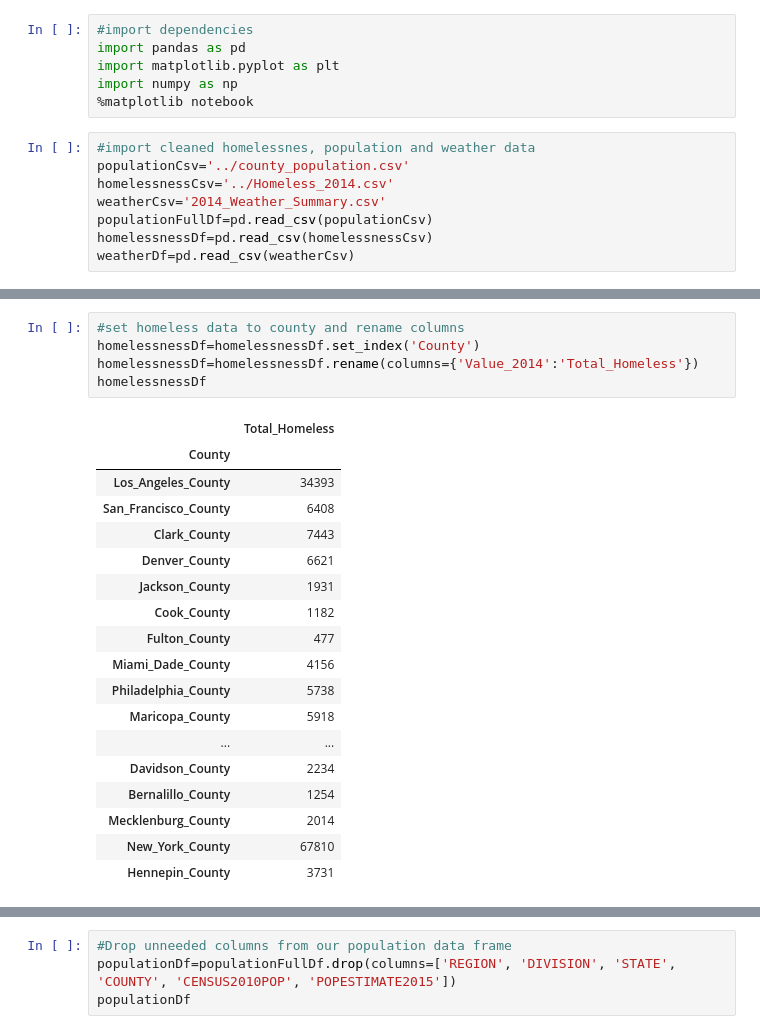
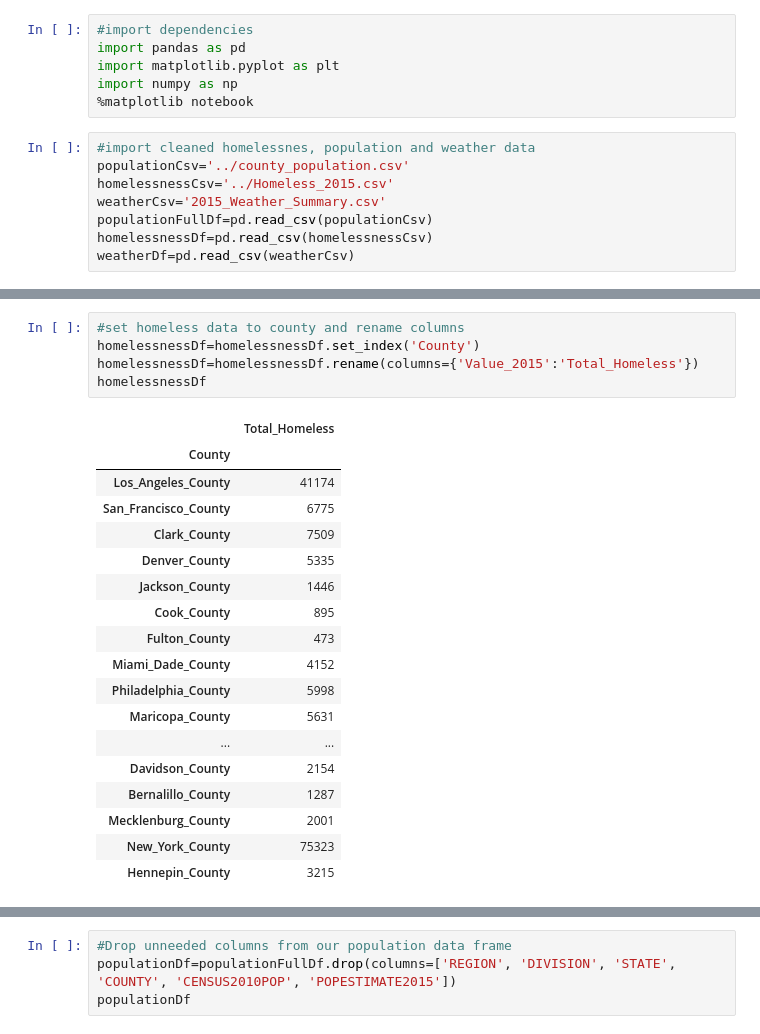
Before and after one commit to kylagelev/Homelessness-Weather, a Jupyter notebook: County_Weather/Master DataFrame 2014.ipynb, the cells around one changed output, grey strips where cells are left out. Saved outputs shown, nothing was run; the diff lists cells and outputs as text.

```diff
--- a/County_Weather/Master DataFrame 2014.ipynb
+++ b/County_Weather/Master DataFrame 2014.ipynb
@@ -7,8 +7,8 @@ import numpy as np
 # %%
 #import cleaned homelessnes, population and weather data
 populationCsv='../county_population.csv'
-homelessnessCsv='../Homeless_2014.csv'
-weatherCsv='2014_Weather_Summary.csv'
+homelessnessCsv='../Homeless_2015.csv'
+weatherCsv='2015_Weather_Summary.csv'
 populationFullDf=pd.read_csv(populationCsv)
 homelessnessDf=pd.read_csv(homelessnessCsv)
 weatherDf=pd.read_csv(weatherCsv)
@@ -38,27 +38,27 @@ weatherDf
 # %%
 #set homeless data to county and rename columns
 homelessnessDf=homelessnessDf.set_index('County')
-homelessnessDf=homelessnessDf.rename(columns={'Value_2014':'Total_Homeless'})
+homelessnessDf=homelessnessDf.rename(columns={'Value_2015':'Total_Homeless'})
 homelessnessDf
 # %% [output]
 |  | Total_Homeless |
 | County |  |
-| Los_Angeles_County | 34393 |
-| San_Francisco_County | 6408 |
-| Clark_County | 7443 |
-| Denver_County | 6621 |
-| Jackson_County | 1931 |
-| Cook_County | 1182 |
-| Fulton_County | 477 |
-| Miami_Dade_County | 4156 |
-| Philadelphia_County | 5738 |
-| Maricopa_County | 5918 |
+| Los_Angeles_County | 41174 |
+| San_Francisco_County | 6775 |
+| Clark_County | 7509 |
+| Denver_County | 5335 |
+| Jackson_County | 1446 |
+| Cook_County | 895 |
+| Fulton_County | 473 |
+| Miami_Dade_County | 4152 |
+| Philadelphia_County | 5998 |
+| Maricopa_County | 5631 |
 | ... | ... |
-| Davidson_County | 2234 |
-| Bernalillo_County | 1254 |
-| Mecklenburg_County | 2014 |
-| New_York_County | 67810 |
-| Hennepin_County | 3731 |
+| Davidson_County | 2154 |
+| Bernalillo_County | 1287 |
+| Mecklenburg_County | 2001 |
+| New_York_County | 75323 |
+| Hennepin_County | 3215 |
 # %%
 #Merge homelessness and weather data on county name
 weatherHomelessDf=pd.merge(weatherDf, homelessnessDf, on='County', how='outer')
```
Also changed, not shown: parts of 7 cells of this notebook, 2 other files.
